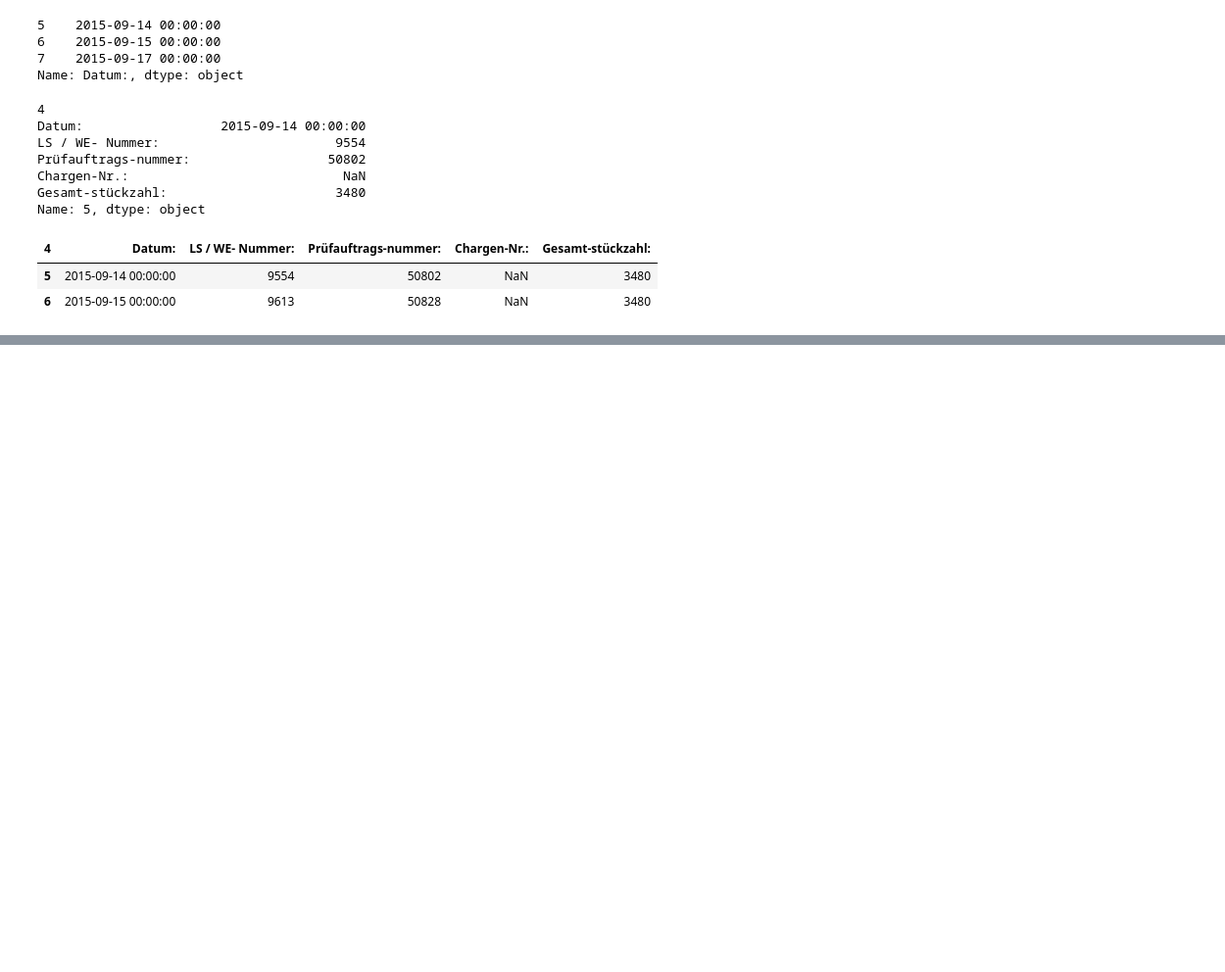
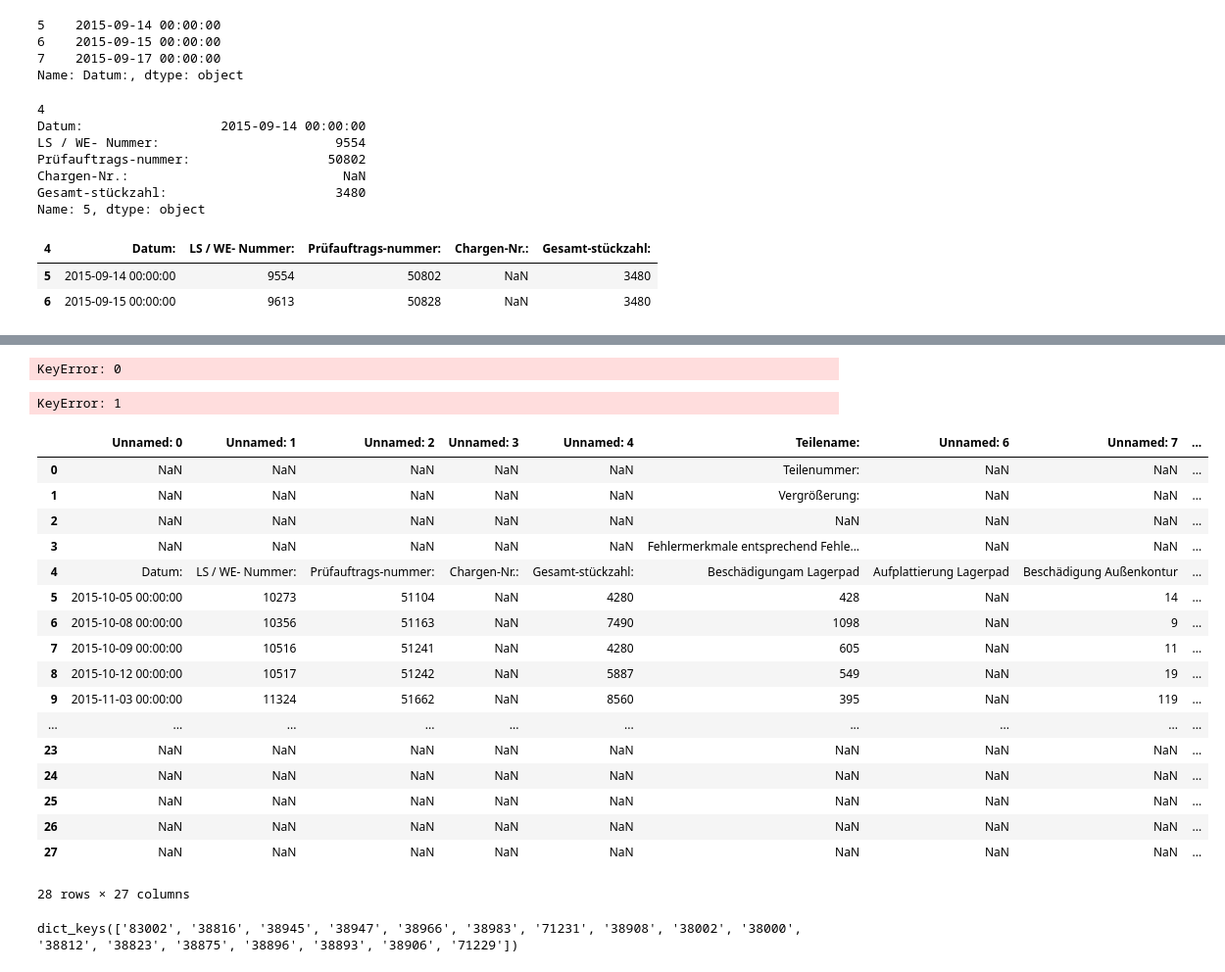
Before and after one commit to c-ern/exceltest, a Jupyter notebook: Untitled.ipynb, the cells around one changed output, grey strips where cells are left out. Shown at 98% size. Cells and saved outputs as stored; diff of their text form; code cells hidden in the pictures; blank space fills up the shorter version.

```diff
--- a/Untitled.ipynb
+++ b/Untitled.ipynb
@@ -170,0 +252,3 @@ df5.loc[5:6,"Datum:":"Gesamt-stückzahl:"]
+# %%
+df_fsk={sheet_name: fsk.parse(sheet_name)
+          for sheet_name in fsk.sheet_names}
@@ -170,0 +275,33 @@ df5.loc[5:6,"Datum:":"Gesamt-stückzahl:"]
+# %%
+df_fsk[0]
+# %% [output]
+KeyError: 0
+# %%
+df_fsk[1]
+# %% [output]
+KeyError: 1
+# %%
+df_fsk["38823"]
+# %% [output]
+|  | Unnamed: 0 | Unnamed: 1 | Unnamed: 2 | Unnamed: 3 | Unnamed: 4 | Teilename: | Unnamed: 6 | Unnamed: 7 | ... |
+| 0 | NaN | NaN | NaN | NaN | NaN | Teilenummer: | NaN | NaN | ... |
+| 1 | NaN | NaN | NaN | NaN | NaN | Vergrößerung: | NaN | NaN | ... |
+| 2 | NaN | NaN | NaN | NaN | NaN | NaN | NaN | NaN | ... |
+| 3 | NaN | NaN | NaN | NaN | NaN | Fehlermerkmale entsprechend Fehle... | NaN | NaN | ... |
+| 4 | Datum: | LS / WE- Nummer: | Prüfauftrags-nummer: | Chargen-Nr.: | Gesamt-stückzahl: | Beschädigungam Lagerpad | Aufplattierung Lagerpad | Beschädigung Außenkontur | ... |
+| 5 | 2015-10-05 00:00:00 | 10273 | 51104 | NaN | 4280 | 428 | NaN | 14 | ... |
+| 6 | 2015-10-08 00:00:00 | 10356 | 51163 | NaN | 7490 | 1098 | NaN | 9 | ... |
+| 7 | 2015-10-09 00:00:00 | 10516 | 51241 | NaN | 4280 | 605 | NaN | 11 | ... |
+| 8 | 2015-10-12 00:00:00 | 10517 | 51242 | NaN | 5887 | 549 | NaN | 19 | ... |
+| 9 | 2015-11-03 00:00:00 | 11324 | 51662 | NaN | 8560 | 395 | NaN | 119 | ... |
+| ... | ... | ... | ... | ... | ... | ... | ... | ... | ... |
+| 23 | NaN | NaN | NaN | NaN | NaN | NaN | NaN | NaN | ... |
+| 24 | NaN | NaN | NaN | NaN | NaN | NaN | NaN | NaN | ... |
+| 25 | NaN | NaN | NaN | NaN | NaN | NaN | NaN | NaN | ... |
+| 26 | NaN | NaN | NaN | NaN | NaN | NaN | NaN | NaN | ... |
+| 27 | NaN | NaN | NaN | NaN | NaN | NaN | NaN | NaN | ... |
+28 rows × 27 columns
+# %%
+df_fsk.keys()
+# %% [output]
+dict_keys(['83002', '38816', '38945', '38947', '38966', '38983', '71231', '38908', '38002', '38000', '38812', '38823', '38875', '38896', '38893', '38906', '71229'])
```
Also changed, not shown: parts of 66 cells of this notebook.
